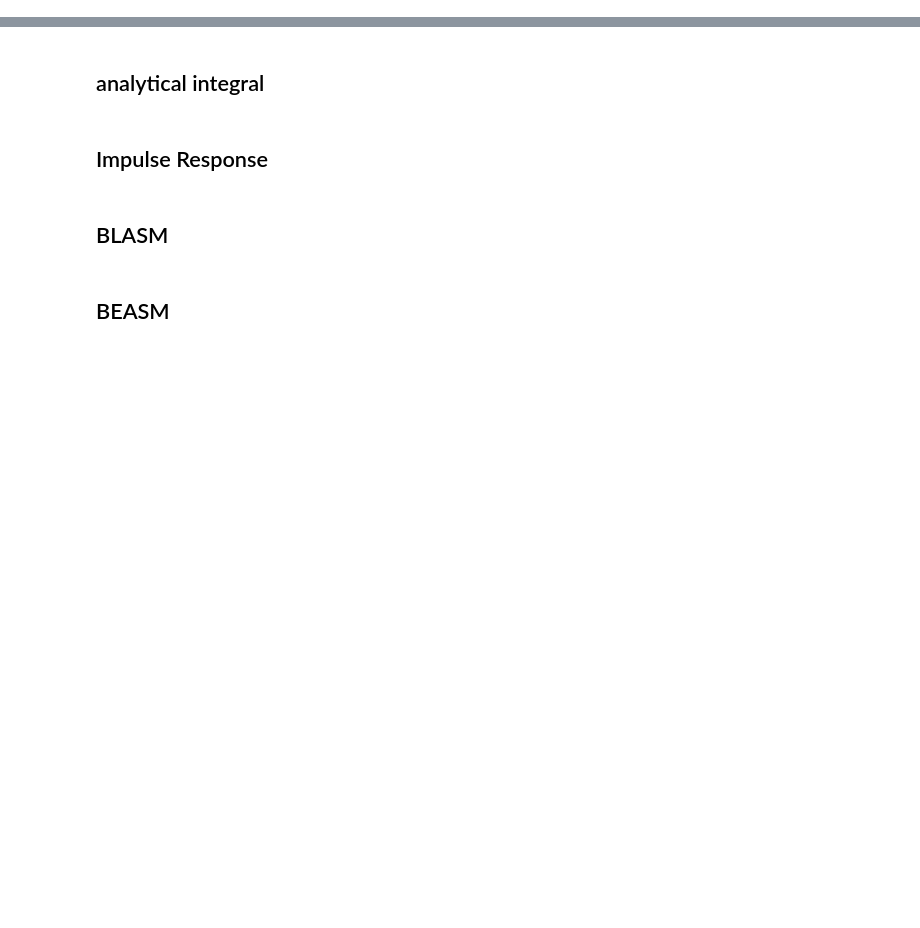
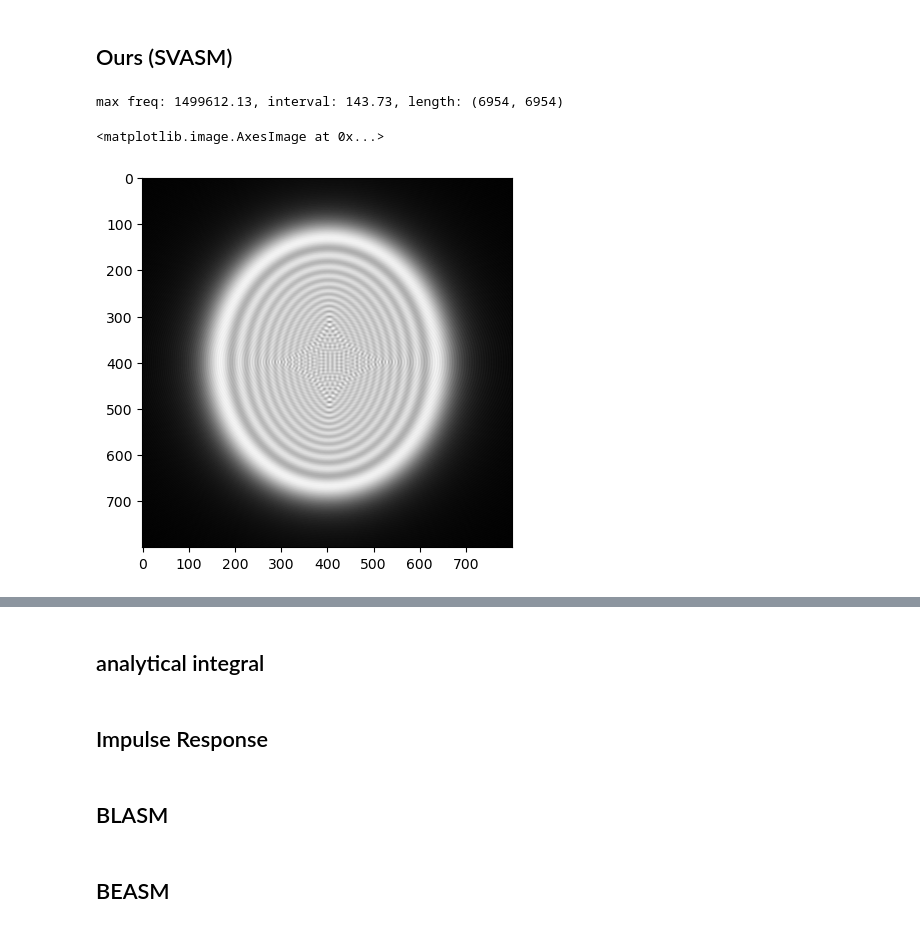
Before and after one commit to whywww/ASASM, a Jupyter notebook: test.ipynb, the cells around one changed output, grey strips where cells are left out. Saved outputs shown, nothing was run; the diff lists cells and outputs as text; code cells hidden in the pictures; blank space fills up the shorter version.

```diff
--- a/test.ipynb
+++ b/test.ipynb
@@ -396,6 +130,13 @@ max freq: 366.92, interval: 0.36, length: (2048, 2048)
+# %% [markdown]
+## Ours (SVASM)
 # %%
 from svASM import AngularSpectrumMethodMM
-device =  'cuda:3' # 'cpu' #
+device = 'cpu' #'cuda:3' #
 prop = AngularSpectrumMethodMM((xo, yo, zo), z, x, y, x, y, lam, device, (xs, ys))
 U = prop(E1)
-plt.imshow(abs(U.cpu())[0], cmap='gray')
+result2 = np.abs(U)[..., N//2-r:N//2+r, N//2-r:N//2+r]
+plt.imshow(result2[0], cmap='gray')
+# %% [output]
+max freq: 1499612.13, interval: 143.73, length: (6954, 6954)
+<matplotlib.image.AxesImage at 0x...>
+[figure, added]
```
Also changed, not shown: parts of 38 cells of this notebook, 2 other files.
